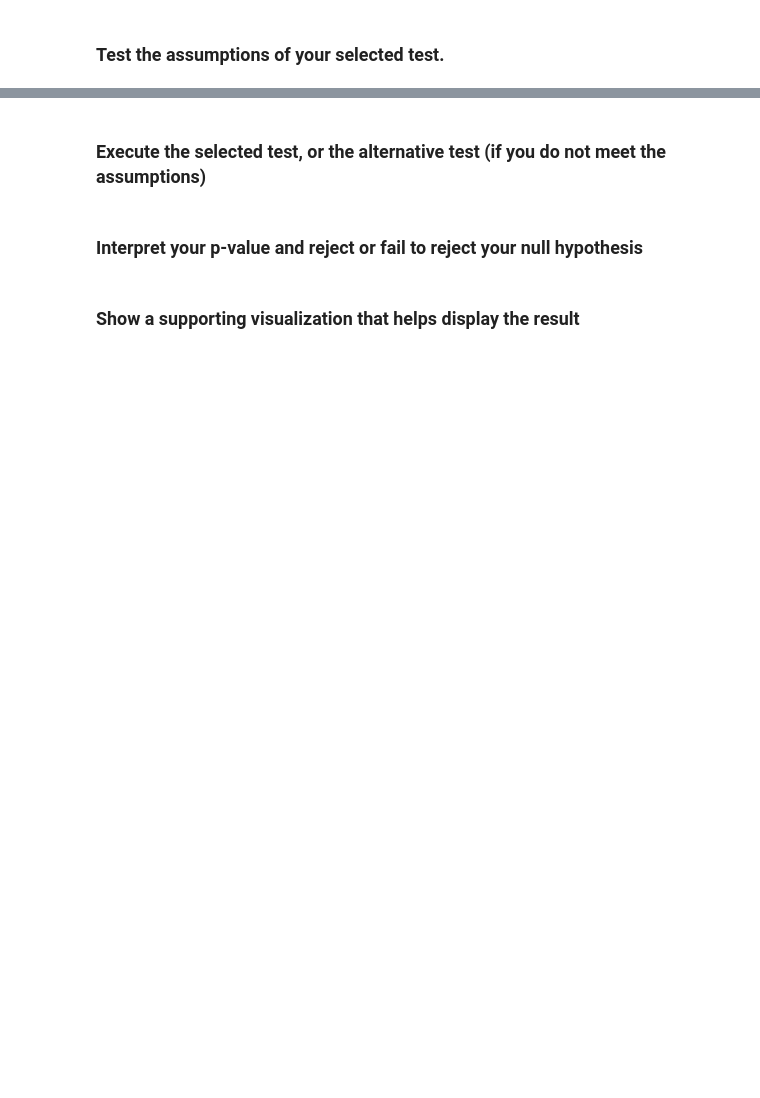
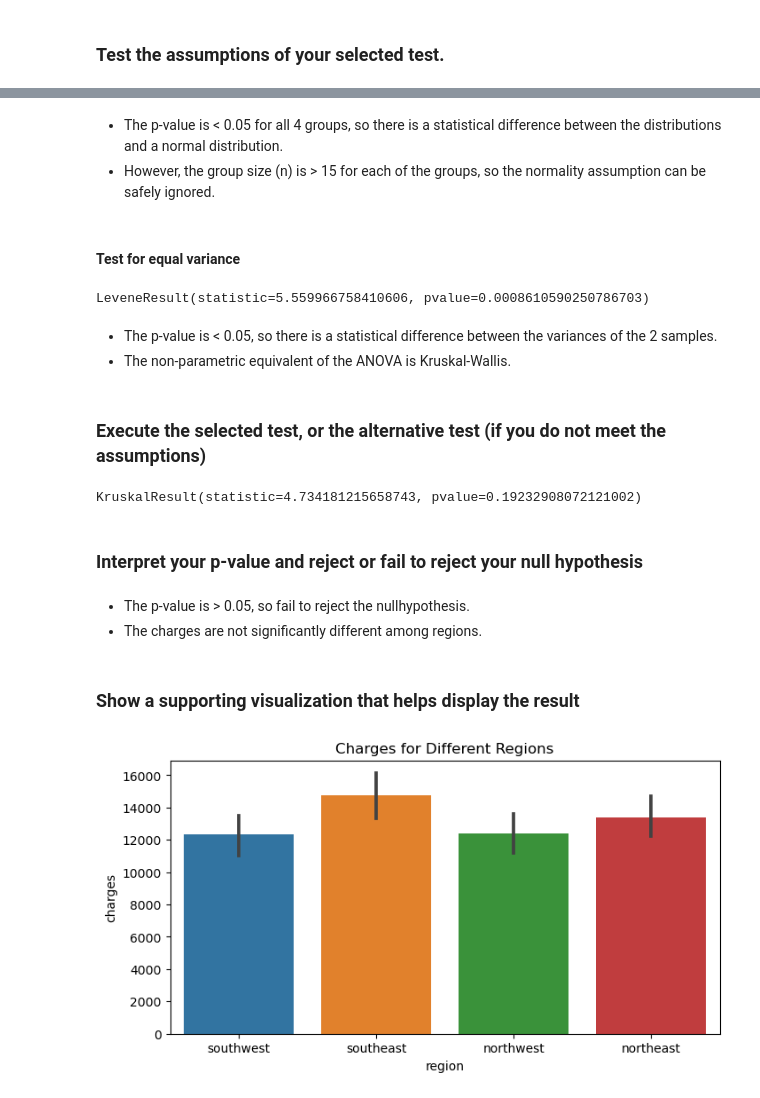
Before and after one commit to andreacohen7/US-Health-Insurance-Dataset, a Jupyter notebook: US Health Insurance.ipynb, the cells around one changed output, grey strips where cells are left out. Drawn from its saved outputs; the diff is of its cells as text; code cells hidden in the pictures; blank space fills up the shorter version.

```diff
--- a/US Health Insurance.ipynb
+++ b/US Health Insurance.ipynb
@@ -323,6 +425,32 @@ ax.set_title("Number of Smokers by Gender");
+# %% [markdown]
+- The p-value is < 0.05 for all 4 groups, so there is a statistical difference between the distributions and a normal distribution.
+- However, the group size (n) is > 15 for each of the groups, so the normality assumption can be safely ignored.
+# %% [markdown]
+#### Test for equal variance
+# %%
+stats.levene(*groups.values())
+# %% [output]
+LeveneResult(statistic=5.559966758410606, pvalue=0.0008610590250786703)
+# %% [markdown]
+- The p-value is < 0.05, so there is a statistical difference between the variances of the 2 samples.
+- The non-parametric equivalent of the ANOVA is Kruskal-Wallis.
 # %% [markdown]
 ### Execute the selected test, or the alternative test (if you do not meet the assumptions)
+# %%
+result4 = stats.kruskal(*groups.values())
+result4
+# %% [output]
+KruskalResult(statistic=4.734181215658743, pvalue=0.19232908072121002)
 # %% [markdown]
 ### Interpret your p-value and reject or fail to reject your null hypothesis
+# %% [markdown]
+- The p-value is > 0.05, so fail to reject the nullhypothesis.
+- The charges are not significantly different among regions.
 # %% [markdown]
 ### Show a supporting visualization that helps display the result
+# %%
+fig, ax = plt.subplots(figsize= (8, 4))
+sns.barplot(data = df, x = 'region', y = 'charges')
+plt.title('Charges for Different Regions');
+# %% [output]
+[figure, added]
```
Also changed, not shown: parts of 17 cells of this notebook.
